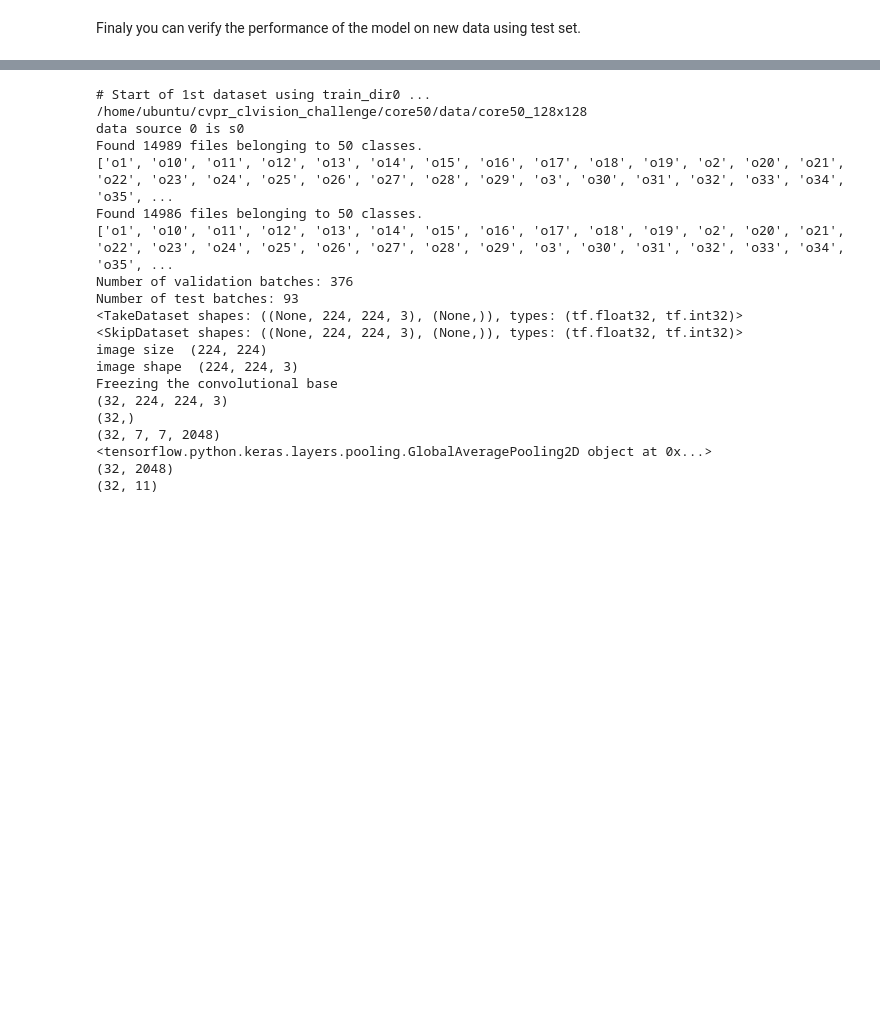
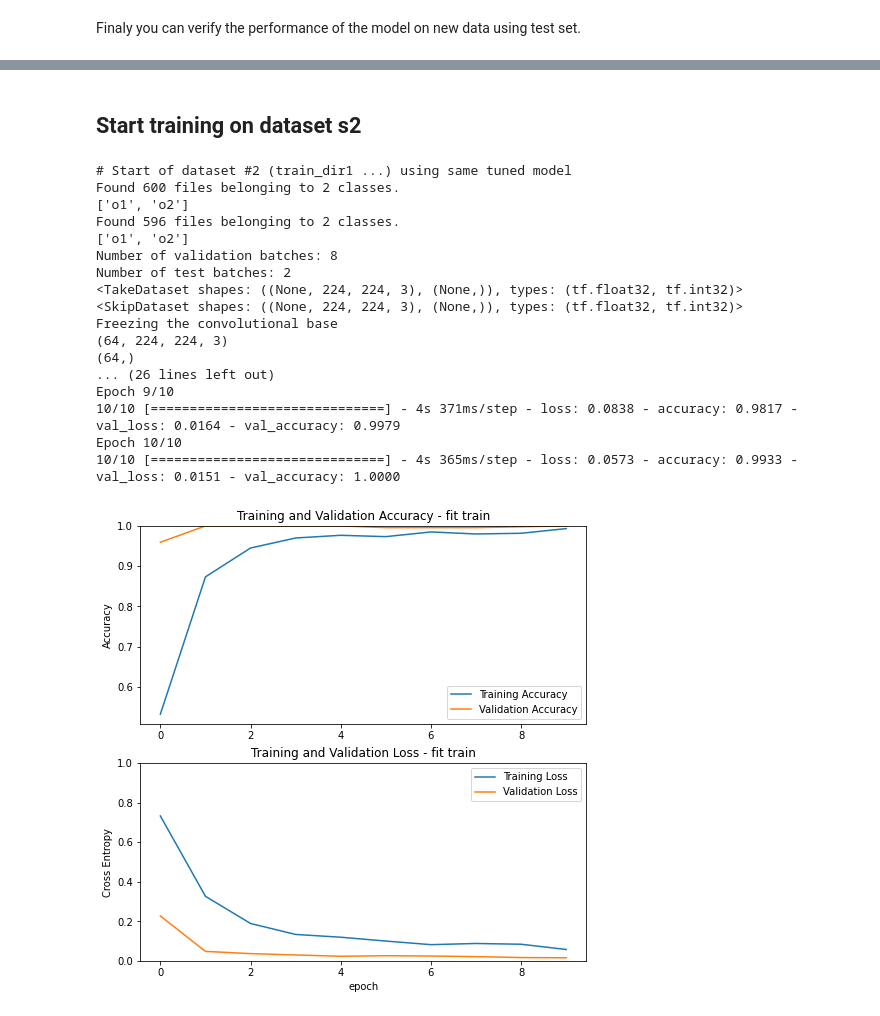
Before and after one commit to ayhkusa/cvpr_clvision_challenge, a Jupyter notebook: transfer_learning_core50_NI_4.ipynb, the cells around one changed output, grey strips where cells are left out. Saved outputs shown, nothing was run; the diff lists cells and outputs as text; code cells hidden in the pictures; blank space fills up the shorter version.

```diff
--- a/transfer_learning_core50_NI_4.ipynb
+++ b/transfer_learning_core50_NI_4.ipynb
@@ -420,12 +282,0 @@ Compile the model before training it. Since there are two classes, use a binary
-# %%
-# added to train_model above
-'''
-base_learning_rate = 0.0001
-model0.compile(optimizer=tf.keras.optimizers.Adam(lr=base_learning_rate),
-              loss=tf.keras.losses.BinaryCrossentropy(from_logits=True),
-              metrics=['accuracy'])
-
-model1.compile(optimizer=tf.keras.optimizers.Adam(lr=base_learning_rate),
-              loss=tf.keras.losses.BinaryCrossentropy(from_logits=True),
-              metrics=['accuracy'])
-'''
@@ -730,47 +572,50 @@ To learn more, visit the [Transfer learning guide](https://www.tensorflow.org/gu
+# %% [markdown]
+## Start training on dataset s2
 # %%
-print("# Start of 1st dataset using train_dir0 ...")
+print("# Start of dataset #2 (train_dir1 ...) using same tuned model")
 
-train_dir0,validation_dir0,train_dir1,validation_dir1 = source_data(1)
-
-train_dataset0 = trainset(train_dir0,BATCH_SIZE=32)
-validation_dataset0 = val_dataset(validation_dir0,BATCH_SIZE=32)
+#train_dir0,validation_dir0,train_dir1,validation_dir1 = source_data(2)
+train_dataset0 = trainset(train_dir1)
+validation_dataset0 = val_dataset(validation_dir1)
 val_batches0,test_dataset0,validation_dataset0 = test_dataset(validation_dataset0)
 train_dataset0,validation_dataset0,test_dataset0 = prefetch(train_dataset0,validation_dataset0,test_dataset0)
 
-data_augmentation = data_aug()
-preprocess_input, rescale = prepro_rescale()
-base_model0 = create_base()
+#data_augmentation = data_aug()
+#preprocess_input, rescale = prepro_rescale()
+#base_model0 = create_base()
 
 base_model0,image_batch0,label_batch0,feature_batch0 = feature_extractor(base_model0,train_dataset0)
 feature_batch_average0 = add_classify_head_layer(feature_batch0)
 prediction_batch0 = add_predict_layer(feature_batch_average0)
 
-train_model0 = train_model(base_model0,label_batch0,base_learning_rate = 0.001)
+#enabled
+train_model0 = train_model(base_model0,base_learning_rate = 0.001)
 
-evaluate_dataset(train_model0, validation_dataset0)
-history0,acc,val_acc,loss,val_loss = fit_train(train_model0,train_dataset0,validation_dataset0,initial_epochs=5)
+evaluate_dataset(train_model0, validation_dataset0,"dataset s2")
+history0,acc,val_acc,loss,val_loss = fit_train(train_model0,train_dataset0,validation_dataset0,initial_epochs=10)
 tune_model0 = tune_base_model(base_model0,train_model0,base_learning_rate = 0.001)
-history1,acc,val_acc,loss,val_loss = model_fit2(tune_model0,train_dataset0,validation_dataset0,history0,initial_epochs=5,fine_tune_epochs=5,acc=acc,val_acc=val_acc,loss=loss,val_loss=val_loss)
-evaluate_model(tune_model0, test_dataset0)
+history1,acc,val_acc,loss,val_loss = model_fit2(tune_model0,train_dataset0,validation_dataset0,history0,
+                                                initial_epochs=25,fine_tune_epochs=5,acc=acc,val_acc=val_acc,
+                                                loss=loss,val_loss=val_loss)
+
+evaluate_dataset(tune_model0, test_dataset0, "dataset s1")
 predict_image(tune_model0,test_dataset0)
 # %% [output]
-# Start of 1st dataset using train_dir0 ...
-/home/ubuntu/cvpr_clvision_challenge/core50/data/core50_128x128
-data source 0 is s0
-Found 14989 files belonging to 50 classes.
-['o1', 'o10', 'o11', 'o12', 'o13', 'o14', 'o15', 'o16', 'o17', 'o18', 'o19', 'o2', 'o20', 'o21', 'o22', 'o23', 'o24', 'o25', 'o26', 'o27', 'o28', 'o29', 'o3', 'o30', 'o31', 'o32', 'o33', 'o34', 'o35', ...
-Found 14986 files belonging to 50 classes.
-['o1', 'o10', 'o11', 'o12', 'o13', 'o14', 'o15', 'o16', 'o17', 'o18', 'o19', 'o2', 'o20', 'o21', 'o22', 'o23', 'o24', 'o25', 'o26', 'o27', 'o28', 'o29', 'o3', 'o30', 'o31', 'o32', 'o33', 'o34', 'o35', ...
-Number of validation batches: 376
-Number of test batches: 93
+# Start of dataset #2 (train_dir1 ...) using same tuned model
+Found 600 files belonging to 2 classes.
+['o1', 'o2']
+Found 596 files belonging to 2 classes.
+['o1', 'o2']
+Number of validation batches: 8
+Number of test batches: 2
 <TakeDataset shapes: ((None, 224, 224, 3), (None,)), types: (tf.float32, tf.int32)>
 <SkipDataset shapes: ((None, 224, 224, 3), (None,)), types: (tf.float32, tf.int32)>
-image size  (224, 224)
-image shape  (224, 224, 3)
 Freezing the convolutional base
-(32, 224, 224, 3)
-(32,)
-(32, 7, 7, 2048)
-<tensorflow.python.keras.layers.pooling.GlobalAveragePooling2D object at 0x...>
-(32, 2048)
-(32, 11)
+(64, 224, 224, 3)
+(64,)
+... (26 lines left out)
+Epoch 9/10
+10/10 [==============================] - 4s 371ms/step - loss: 0.0838 - accuracy: 0.9817 - val_loss: 0.0164 - val_accuracy: 0.9979
+Epoch 10/10
+10/10 [==============================] - 4s 365ms/step - loss: 0.0573 - accuracy: 0.9933 - val_loss: 0.0151 - val_accuracy: 1.0000
+[figure, added]
```
Also changed, not shown: parts of 134 cells of this notebook, 2 other files.
